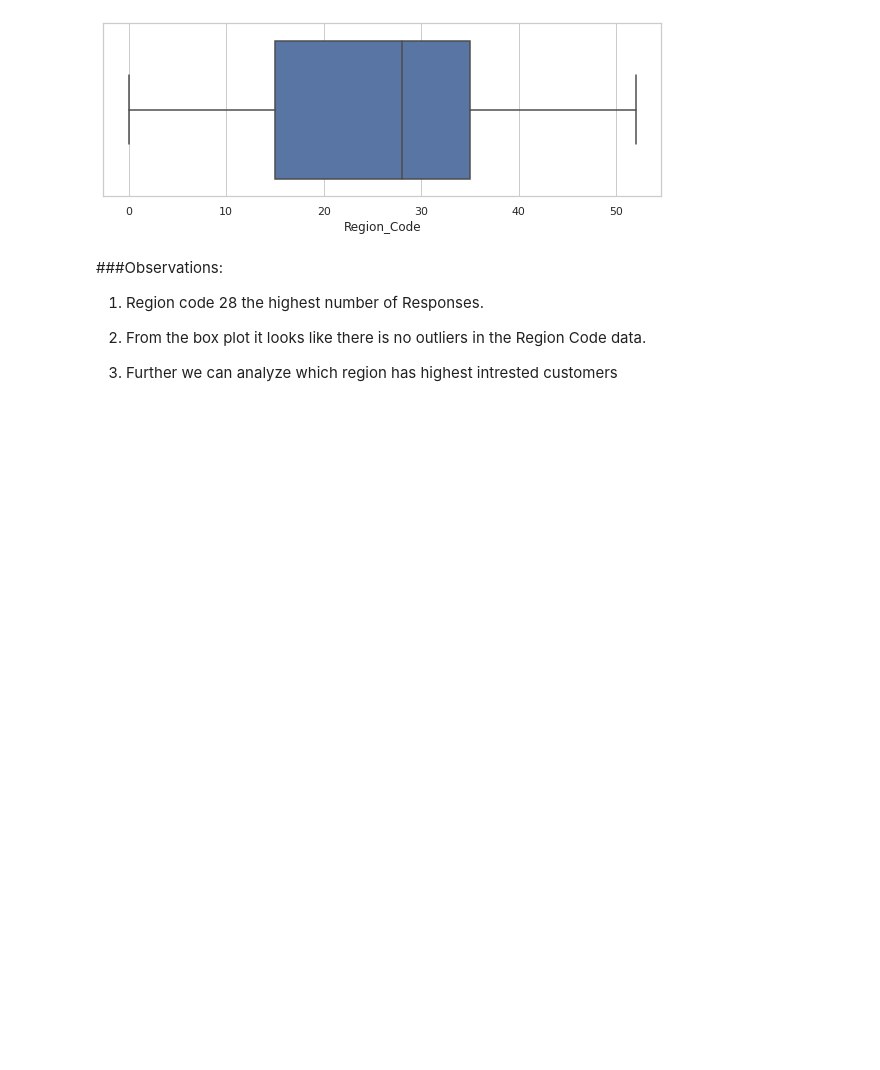
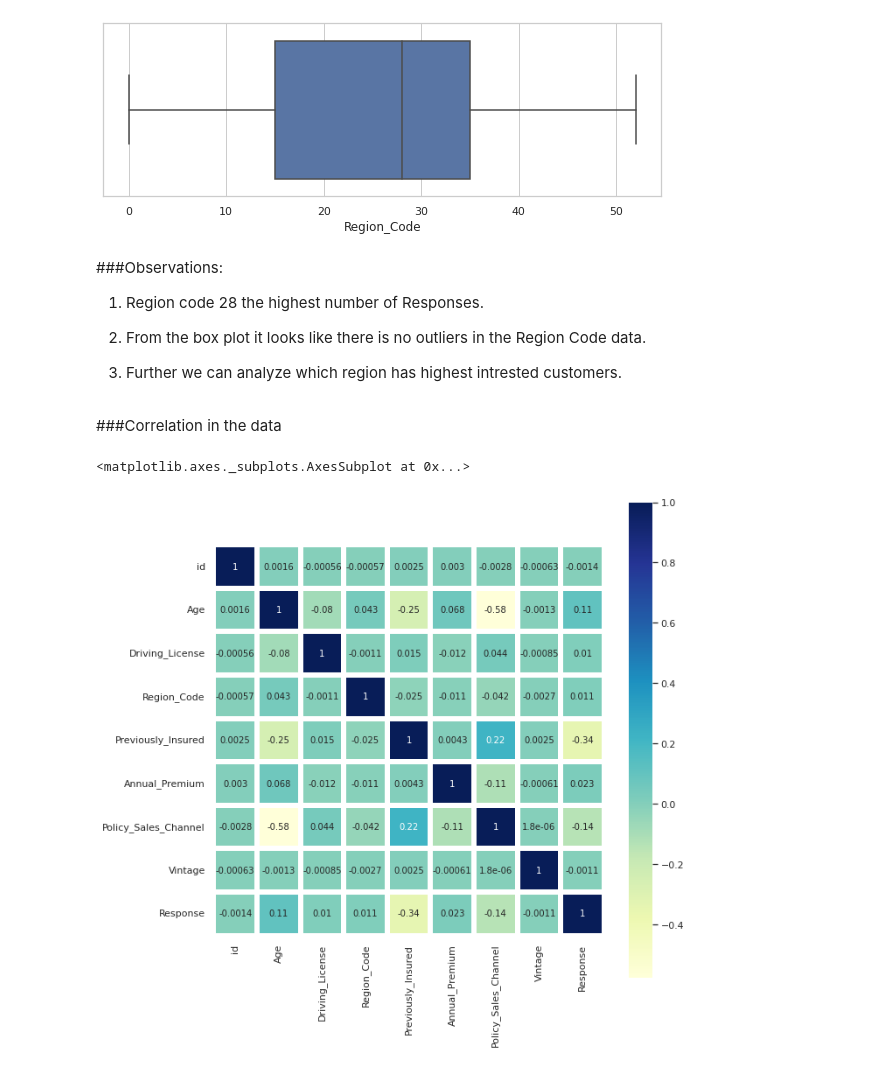
Before and after one commit to shu-nya/Health-Insurance-Cross-Sell-Prediction, a Jupyter notebook: HEALTH_INSURANCE_CROSS_SELL_PREDICTION.ipynb, the cells around one changed output. Drawn from its saved outputs; the diff is of its cells as text; code cells hidden in the pictures; blank space fills up the shorter version.

```diff
--- a/HEALTH_INSURANCE_CROSS_SELL_PREDICTION.ipynb
+++ b/HEALTH_INSURANCE_CROSS_SELL_PREDICTION.ipynb
@@ -467,4 +467,14 @@ plt.show()
 
 2. From the box plot it looks like there is no outliers in the Region Code data.
 
-3. Further we can analyze which region has highest intrested customers
+3. Further we can analyze which region has highest intrested customers.
+# %% [markdown]
+###Correlation in the data
+# %%
+# checking Correlation between features
+
+plt.figure(figsize=(10,10))
+sns.heatmap(df.corr(), linewidths=5, annot=True, square=True, annot_kws={'size': 10}, cmap='YlGnBu')
+# %% [output]
+<matplotlib.axes._subplots.AxesSubplot at 0x...>
+[figure, added]
```
Also changed, not shown: parts of 41 cells of this notebook.
